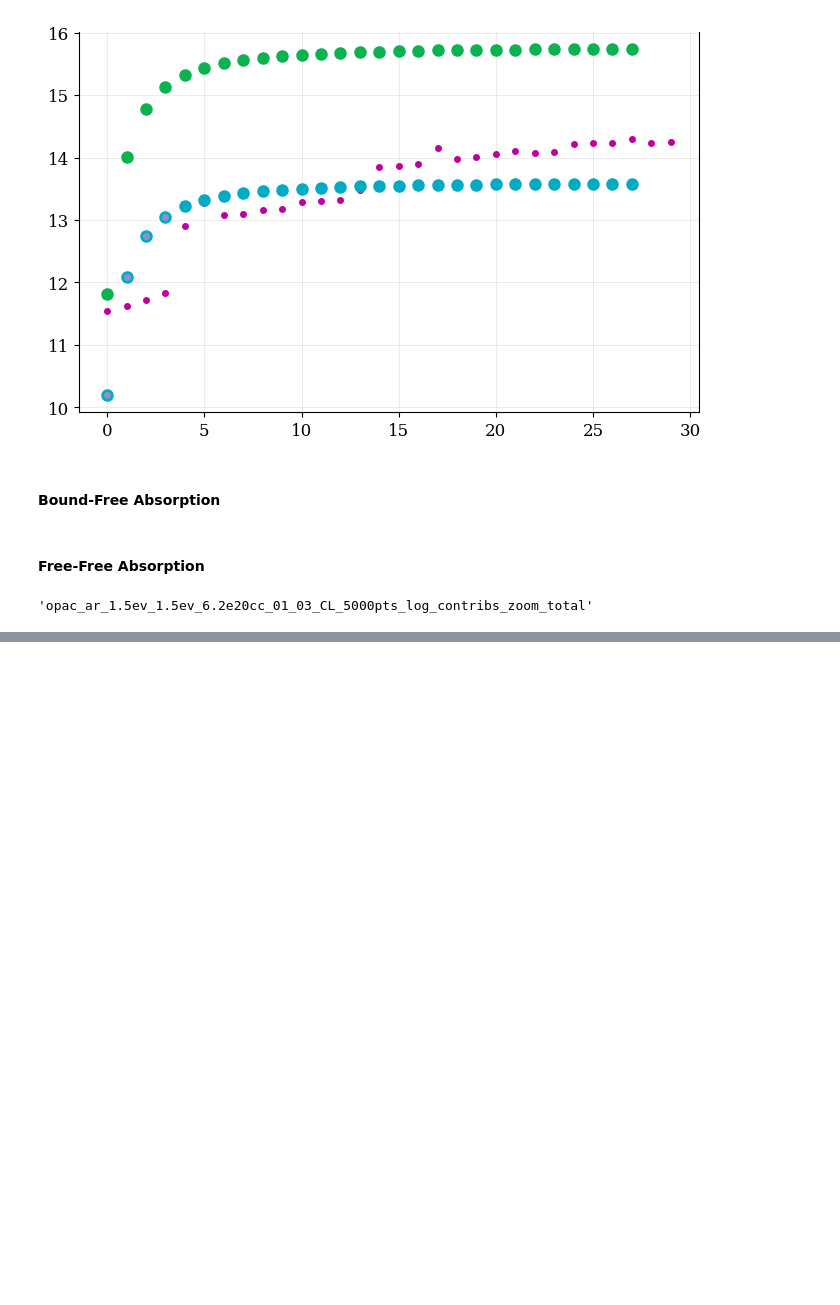
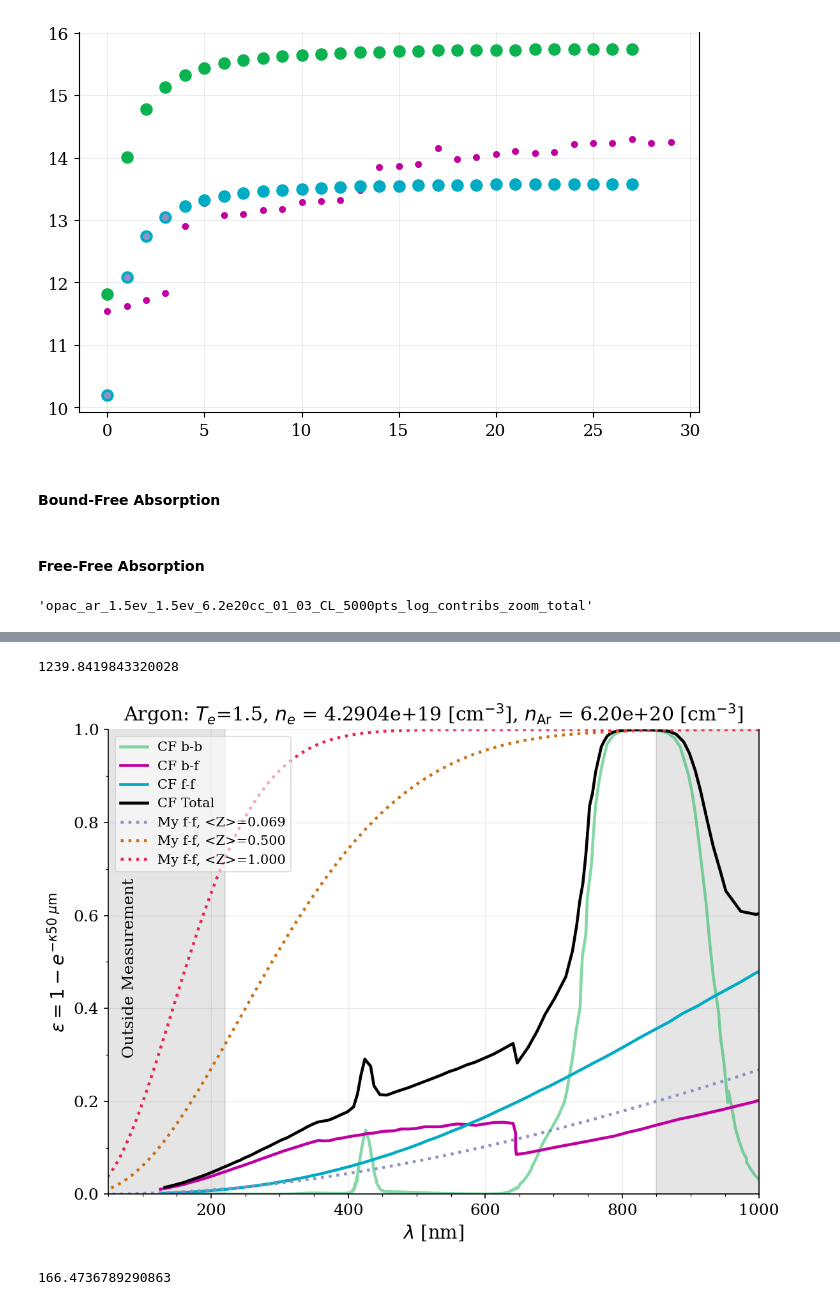
Before and after one commit to MurilloGroupMSU/Two-Temperature-Model, a Jupyter notebook: jupyter/Plasma_Information/Opacity.ipynb, the cells around one changed output, grey strips where cells are left out. Saved outputs shown, nothing was run; the diff lists cells and outputs as text; code cells hidden in the pictures; blank space fills up the shorter version.

```diff
--- a/jupyter/Plasma_Information/Opacity.ipynb
+++ b/jupyter/Plasma_Information/Opacity.ipynb
@@ -100,6 +100,16 @@ def λ_nm_to_Eγ(λ_nm):
     ν = c/λ_m
     ω = ν*2*π
     return ω*hbar*J_to_eV
+
+
+def Eγ_to_λ_nm(Eγ):
+    ω = Eγ/(hbar*J_to_eV)
+    ν = ω/(2*π)
+
+    λ_m = c/ν
+    λ_nm = λ_m*1e9
+    return λ_nm
+
 
 def ω_invs_from_E_eV(Eγ_eV):
     return Eγ_eV*eV_to_J/hbar
@@ -240,0 +251,56 @@ plt.savefig("../../media/" + Ar_type_dir + "_combined.png", dpi=200)
+# %%
+Eγ_to_λ_nm(1)
+# %% [output]
+1239.8419843320028
+# %%
+from matplotlib.ticker import (MultipleLocator, AutoMinorLocator)
+
+fig, ax = plt.subplots(figsize=(8,6), dpi=150)
+
+ax.set_title(r"Argon: $T_e$={0}, $n_e$ = {1} [cm$^{{-3}}$], $n_{{\rm Ar}}$ = {2:0.2e} [cm$^{{-3}}$]".format(Te_eV, ne_invcc, nn_invcc ))
+ax.plot(Eγ_to_λ_nm(bb_opacity_Eγ_eV) , 1-np.exp(-50e-6*bb_opacity_κ_invm), label= "CF b-b", alpha=0.5 )
+ax.plot(Eγ_to_λ_nm(bf_opacity_Eγ_eV) , 1-np.exp(-50e-6*bf_opacity_κ_invm), label= "CF b-f" )
+ax.plot(Eγ_to_λ_nm(ff_opacity_Eγ_eV) , 1-np.exp(-50e-6*ff_opacity_κ_invm), label= "CF f-f" )
+ax.plot(Eγ_to_λ_nm(tot_opacity_Eγ_eV) , 1-np.exp(-50e-6*tot_opacity_κ_invm), 'k', label= "CF Total" )
+
+Eγ_eV_array= np.geomspace(1e-1,50, num=200)
+
+Zbar = 6.92e-2
+ax.plot(Eγ_to_λ_nm(Eγ_eV_array) , 1-np.exp(-50e-6*get_κff_absorption(Eγ_eV_array, Zbar)),':', label=f"My f-f, <Z>={Zbar:0.3f}")
+Zbar = 0.5
+ax.plot(Eγ_to_λ_nm(Eγ_eV_array) , 1-np.exp(-50e-6*get_κff_absorption(Eγ_eV_array, Zbar)),':', label=f"My f-f, <Z>={Zbar:0.3f}")
+Zbar = 1
+ax.plot(Eγ_to_λ_nm(Eγ_eV_array) , 1-np.exp(-50e-6*get_κff_absorption(Eγ_eV_array, Zbar)),':', label=f"My f-f, <Z>={Zbar:0.3f}")
+
+
+
+E_pe = SMT.electron_plasma_frequency(ne_invm3)*hbar*J_to_eV
+ax.fill_betweenx(np.linspace(0,1e8, num=2), Eγ_to_λ_nm(E_pe), 1000 , color='k', alpha=0.3)
+ax.fill_betweenx(np.linspace(0,1e8, num=2), 850, 2000, color='k', alpha=0.1)
+ax.fill_betweenx(np.linspace(0,1e8, num=2), 0, 220, color='k', alpha=0.1)
+
+ax.text(70, 0.3, "Outside Measurement", rotation=90)
+# ax.text(200, 0.3, "Outside Measurement", rotation=90)
+# ax.text(0.1,1e5, r"$\omega < \omega_{pe}$", rotation=90)
+ax.xaxis.set_minor_locator(MultipleLocator(50))
+ax.yaxis.set_minor_locator(MultipleLocator(0.1))
+
+# ax.set_ylim(0,1e4)
+# ax.set_xscale('log')
+# ax.set_yscale('log')
+ax.set_xlabel(r"$\lambda$ [nm]")
+ax.set_ylabel(r"$\epsilon=1-e^{-\kappa 50\ \mu {\rm m}}$")
+ax.set_xlim(50, 1000)
+ax.set_ylim(0,1)
+
+ax.legend(loc='upper left', ncol=1)
+# ax.set_xscale('log')
+# ax.set_xlim(1e-1,None)
+plt.tight_layout()
+plt.savefig("../../media/" + Ar_type_dir + "_combined_ε.png", dpi=200)
+# %% [output]
+[figure, added]
+# %%
+λ_peak*1e9
+# %% [output]
+166.4736789290863
```
Also changed, not shown: parts of 4 cells of this notebook, 5 other files.
